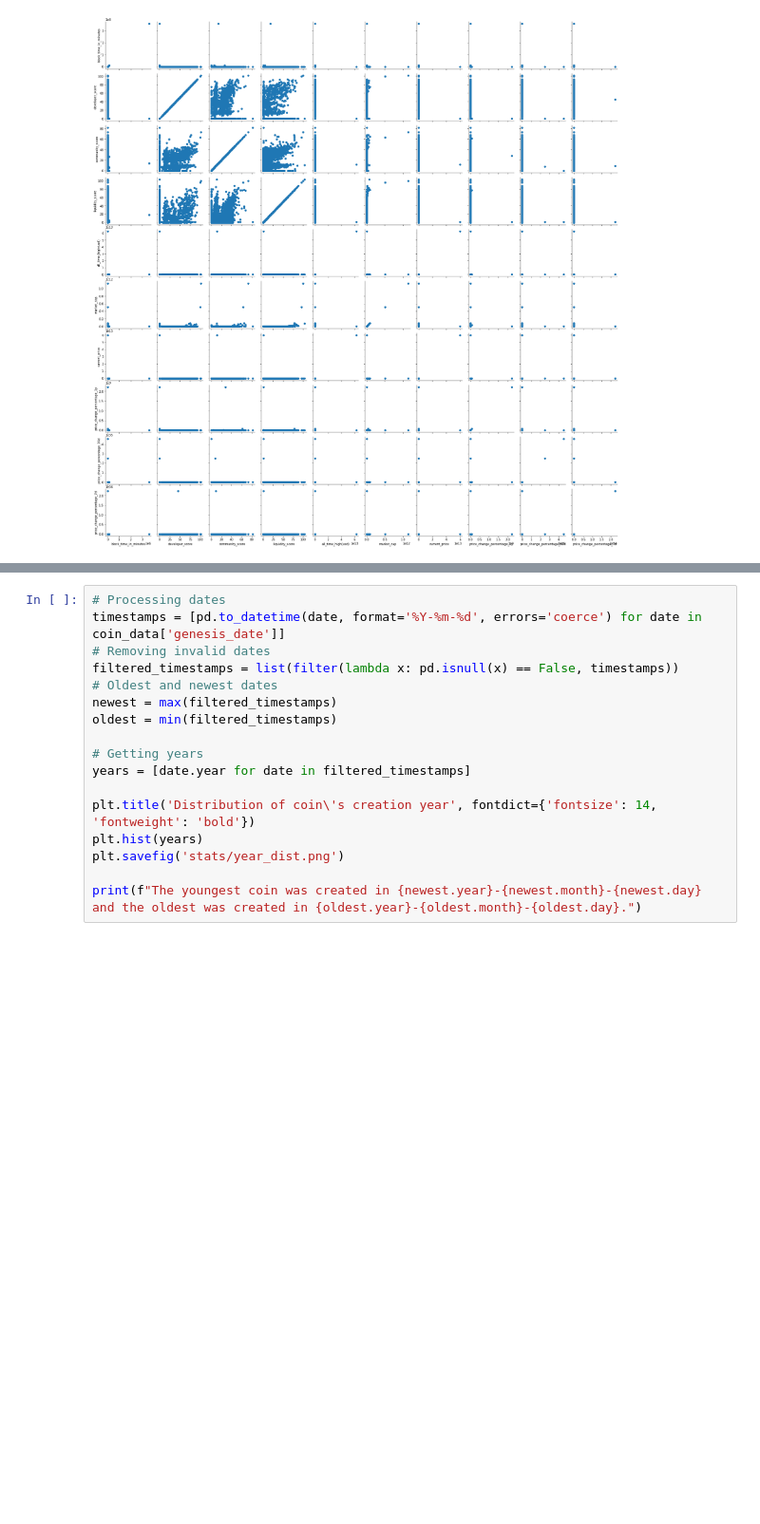
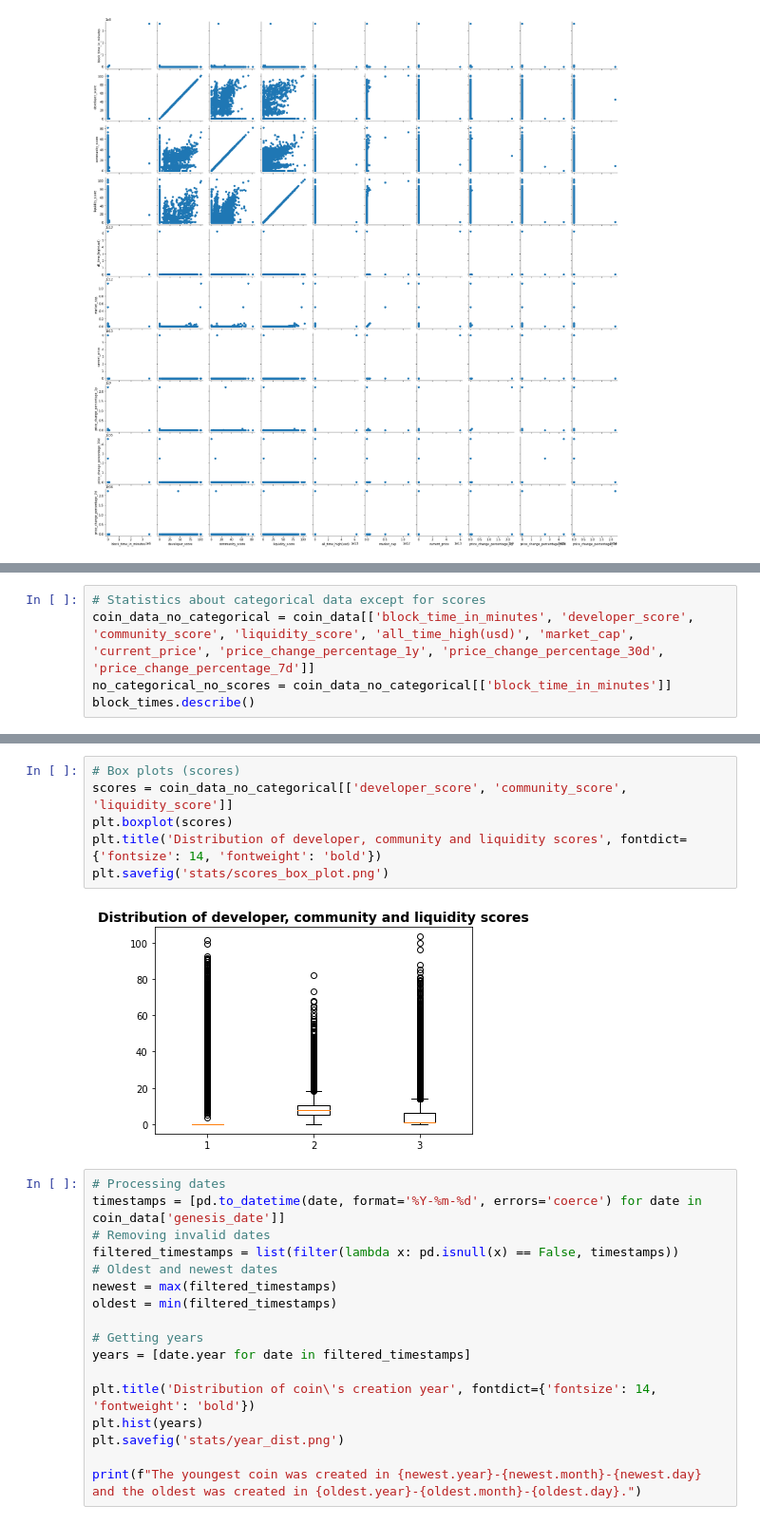
Before and after one commit to 2dukes/PROJ_PRI_2122, a Jupyter notebook: Statistics.ipynb, the cells around one changed output, grey strips where cells are left out. Shown at 95% size. Drawn from its saved outputs; the diff is of its cells as text; blank space fills up the shorter version.

Commit message:
Added more stats and graphs

```diff
--- a/Statistics.ipynb
+++ b/Statistics.ipynb
@@ -52,3 +51,8 @@ There are 49 different algorithms.
 | 50% | 0.000000e+00 | 0.000000 | 8.045000 | 1.000000 | 4.056715e-01 | ... |
 | 75% | 0.000000e+00 | 0.000000 | 10.635000 | 6.194500 | 4.720000e+00 | ... |
 | max | 3.600000e+06 | 101.306000 | 82.085000 | 103.466000 | 6.270919e+13 | ... |
+# %%
+# Statistics about categorical data except for scores
+coin_data_no_categorical = coin_data[['block_time_in_minutes', 'developer_score', 'community_score', 'liquidity_score', 'all_time_high(usd)', 'market_cap', 'current_price', 'price_change_percentage_1y', 'price_change_percentage_30d', 'price_change_percentage_7d']]
+no_categorical_no_scores = coin_data_no_categorical[['block_time_in_minutes']]
+block_times.describe()
@@ -55,3 +69,11 @@ There are 49 different algorithms.
+# %%
+# Box plots (scores)
+scores = coin_data_no_categorical[['developer_score', 'community_score', 'liquidity_score']]
+plt.boxplot(scores)
+plt.title('Distribution of developer, community and liquidity scores', fontdict={'fontsize': 14, 'fontweight': 'bold'})
+plt.savefig('stats/scores_box_plot.png')
+# %% [output]
+[figure, added]
 # %%
 # Processing dates
 timestamps = [pd.to_datetime(date, format='%Y-%m-%d', errors='coerce') for date in coin_data['genesis_date']]
```
Also changed, not shown: parts of 4 cells of this notebook, 5 other files.
